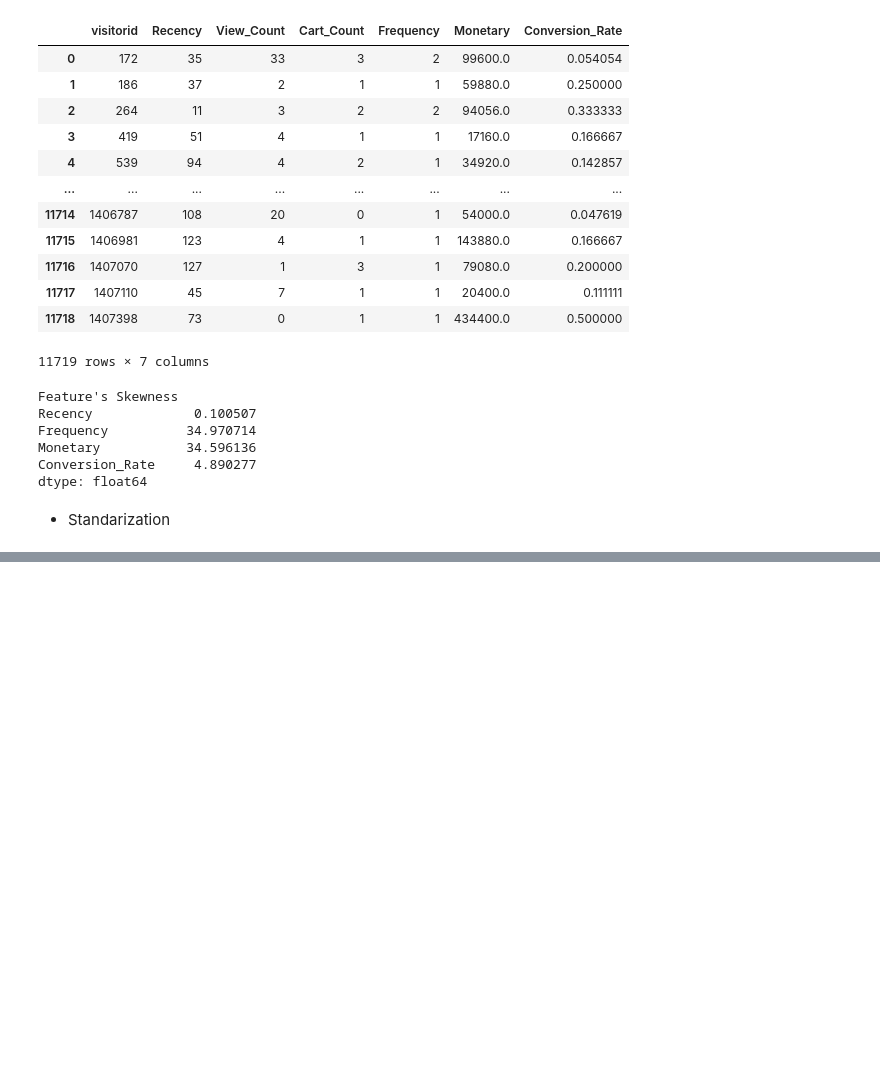
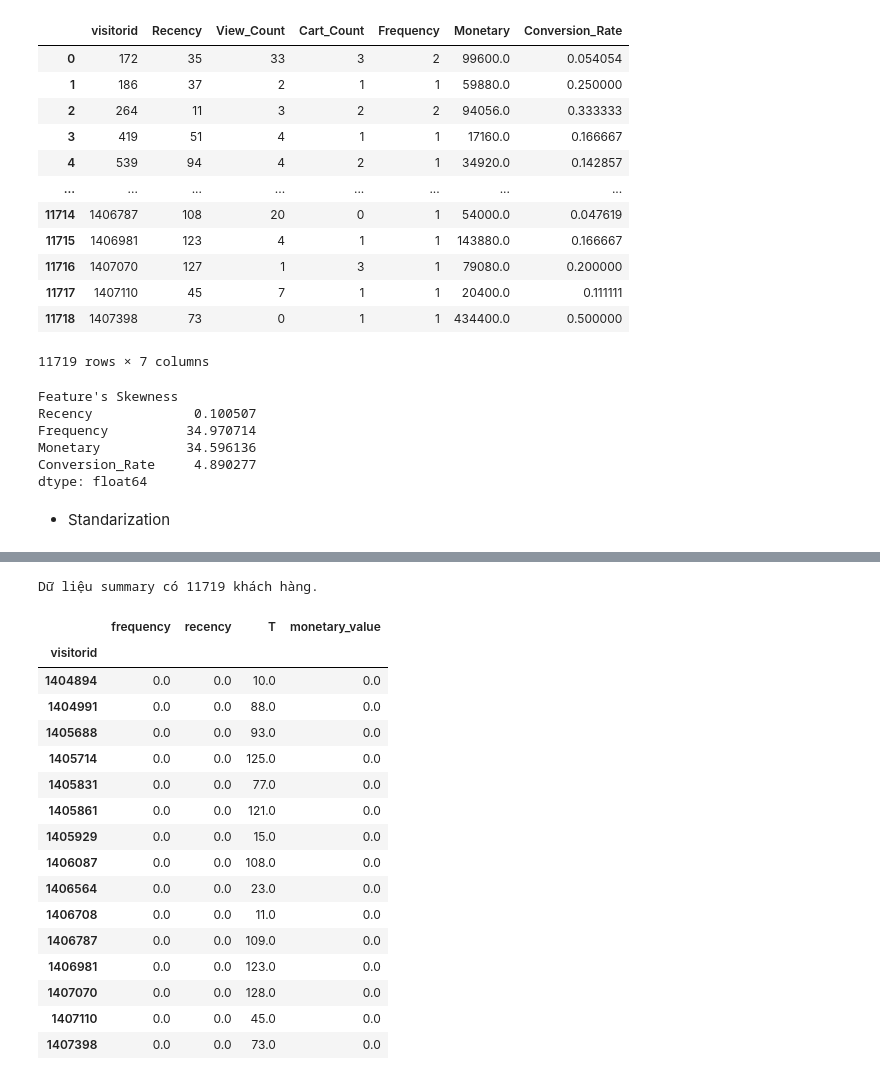
Before and after one commit to bluff-king/Customer-Segment-Personalization, a Jupyter notebook: CRISPDM/03_Data_Preparation.ipynb, the cells around one changed output, grey strips where cells are left out. Saved outputs shown, nothing was run; the diff lists cells and outputs as text; code cells hidden in the pictures; blank space fills up the shorter version.

```diff
--- a/CRISPDM/03_Data_Preparation.ipynb
+++ b/CRISPDM/03_Data_Preparation.ipynb
@@ -227,0 +237,36 @@ customers_df.to_csv('../dataset/customers.csv', index=False)
+# %%
+clean_transaction_log = event_df_price[event_df_price['transactionid'].notnull()][['visitorid', 'datetime', 'price']].copy()
+clean_transaction_log.rename(columns={
+    'datetime': 'date',
+    'price': 'monetary_value'
+}, inplace=True)
+
+clv_data = summary_data_from_transaction_data(
+    clean_transaction_log,
+    'visitorid',
+    'date',
+    monetary_value_col='monetary_value',
+    observation_period_end='2015-09-18' # Ngày cuối cùng trong dataset RetailRocket
+)
+
+print(f"Dữ liệu summary có {len(clv_data)} khách hàng.")
+clv_data.tail(15)
+# %% [output]
+Dữ liệu summary có 11719 khách hàng.
+|  | frequency | recency | T | monetary_value |
+| visitorid |  |  |  |  |
+| 1404894 | 0.0 | 0.0 | 10.0 | 0.0 |
+| 1404991 | 0.0 | 0.0 | 88.0 | 0.0 |
+| 1405688 | 0.0 | 0.0 | 93.0 | 0.0 |
+| 1405714 | 0.0 | 0.0 | 125.0 | 0.0 |
+| 1405831 | 0.0 | 0.0 | 77.0 | 0.0 |
+| 1405861 | 0.0 | 0.0 | 121.0 | 0.0 |
+| 1405929 | 0.0 | 0.0 | 15.0 | 0.0 |
+| 1406087 | 0.0 | 0.0 | 108.0 | 0.0 |
+| 1406564 | 0.0 | 0.0 | 23.0 | 0.0 |
+| 1406708 | 0.0 | 0.0 | 11.0 | 0.0 |
+| 1406787 | 0.0 | 0.0 | 109.0 | 0.0 |
+| 1406981 | 0.0 | 0.0 | 123.0 | 0.0 |
+| 1407070 | 0.0 | 0.0 | 128.0 | 0.0 |
+| 1407110 | 0.0 | 0.0 | 45.0 | 0.0 |
+| 1407398 | 0.0 | 0.0 | 73.0 | 0.0 |
```
Also changed, not shown: parts of 9 cells of this notebook.
